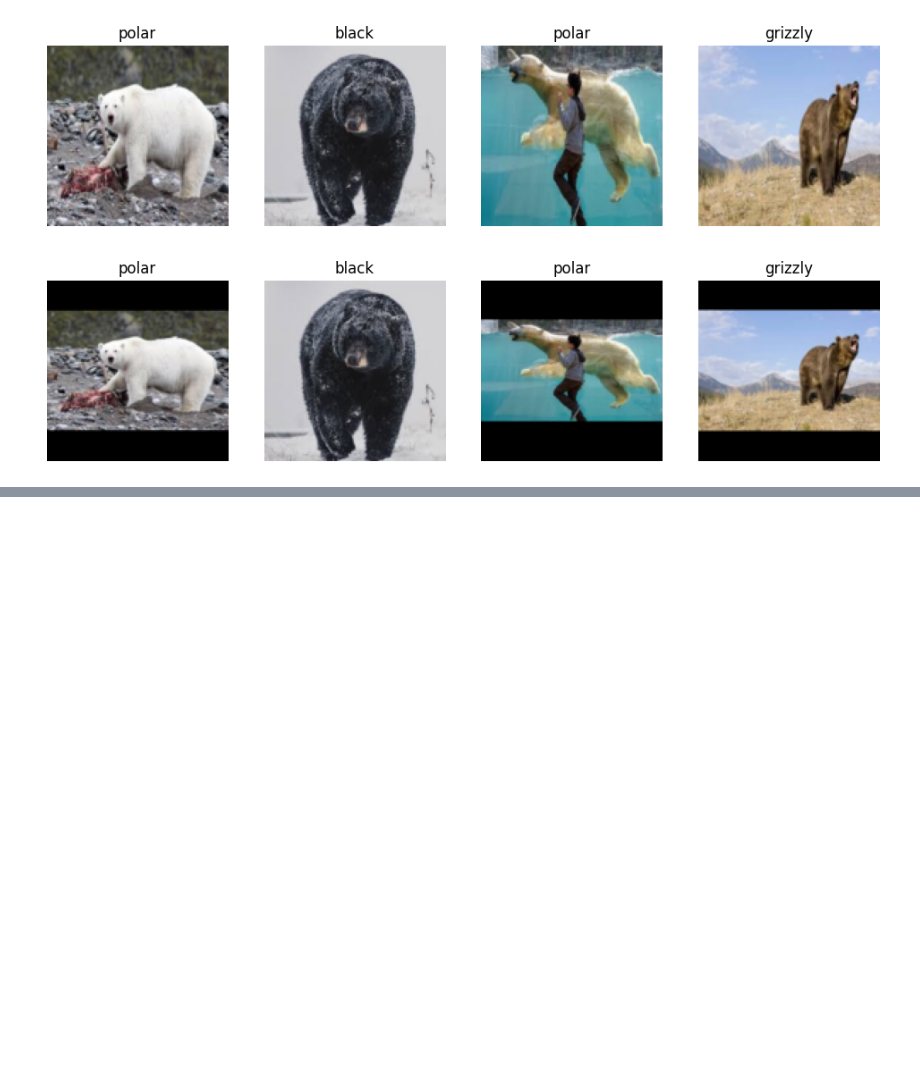
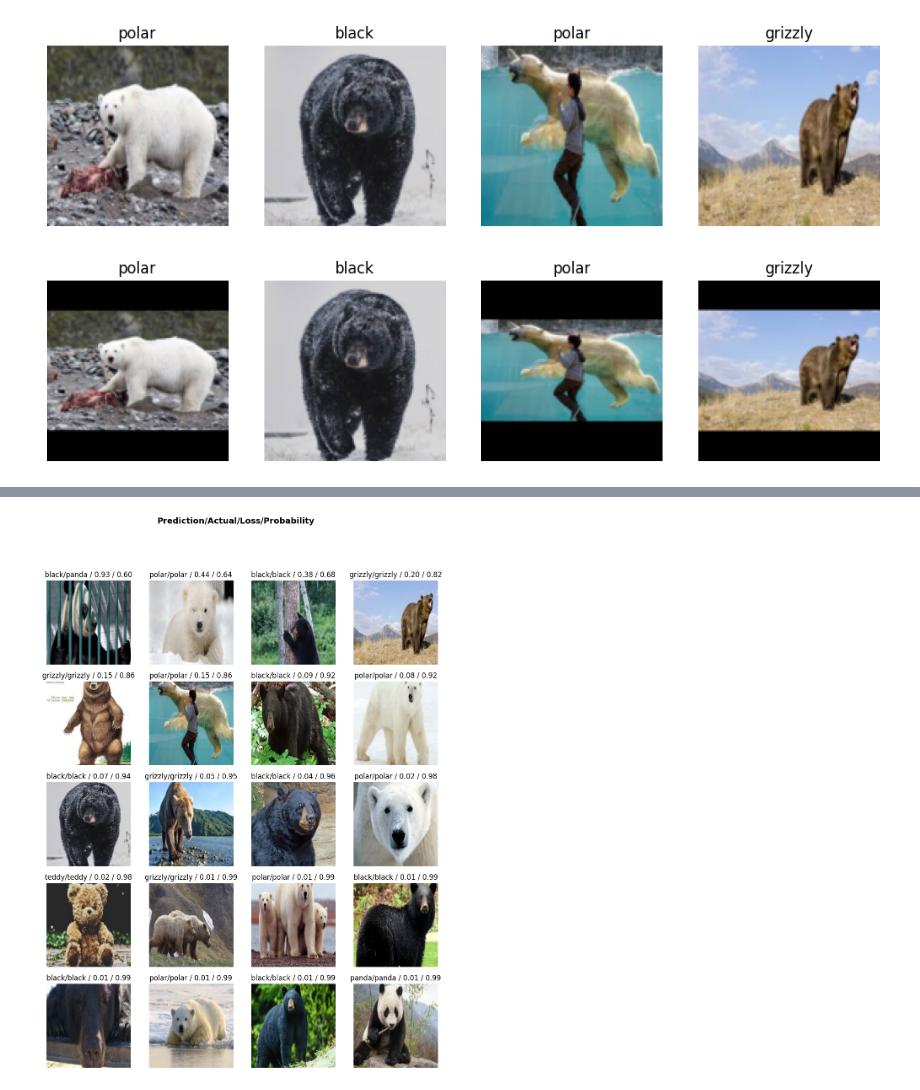
Before and after one commit to KiarashMafi/FastAI-ImageRecognition, a Jupyter notebook: bear_detection.ipynb, the cells around one changed output, grey strips where cells are left out. Cells and saved outputs as stored; diff of their text form; code cells hidden in the pictures; blank space fills up the shorter version.

```diff
--- a/bear_detection.ipynb
+++ b/bear_detection.ipynb
@@ -43,0 +68,3 @@ dls.train.show_batch(max_n=9, )
+# %%
+interp.plot_top_losses(20, nrows=5)
+# %% [output]
@@ -43,0 +72 @@ dls.train.show_batch(max_n=9, )
+[figure, added]
```
Also changed, not shown: parts of 9 cells of this notebook.
